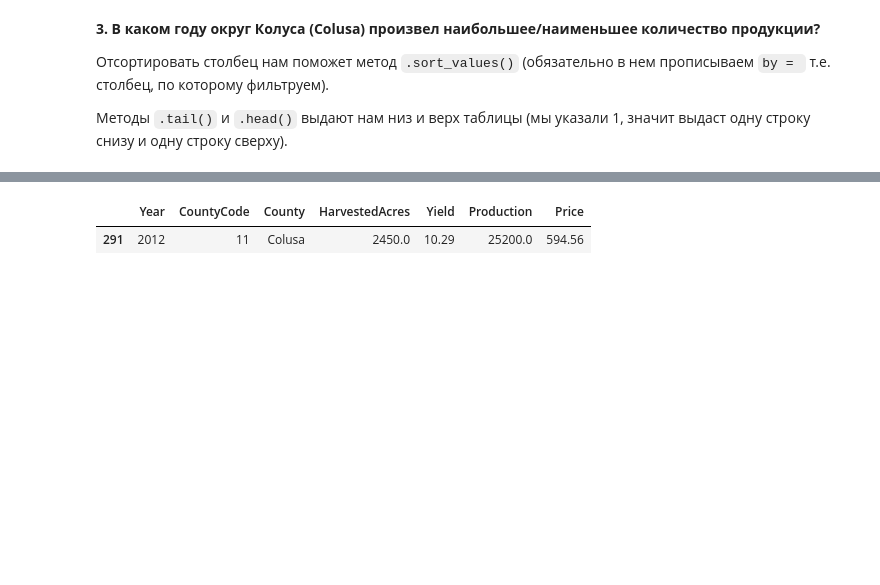
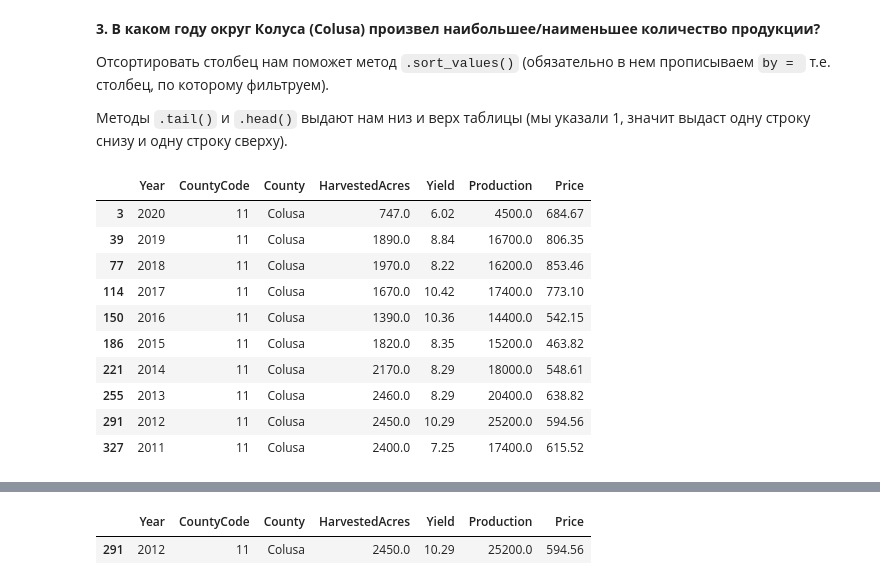
Before and after one commit to Arsenchius/hse_python_course, a Jupyter notebook: sems/sem07/Files_pandas.ipynb, the cells around one changed output, grey strips where cells are left out. Cells and saved outputs as stored; diff of their text form; code cells hidden in the pictures; blank space fills up the shorter version.

```diff
--- a/sems/sem07/Files_pandas.ipynb
+++ b/sems/sem07/Files_pandas.ipynb
@@ -292,3 +354,17 @@ data[((data['Year'] == 2000) | (data['Year'] == 2020)) & (data['County'] == 'Cal
 Отсортировать столбец нам поможет метод `.sort_values()` (обязательно в нем прописываем `by = ` т.е. столбец, по которому фильтруем).
 
 Методы `.tail()` и `.head()` выдают нам низ и верх таблицы (мы указали 1, значит выдаст одну строку снизу и одну строку сверху).
+# %%
+data[data['County'] == 'Colusa']
+# %% [output]
+|  | Year | CountyCode | County | HarvestedAcres | Yield | Production | Price |
+| 3 | 2020 | 11 | Colusa | 747.0 | 6.02 | 4500.0 | 684.67 |
+| 39 | 2019 | 11 | Colusa | 1890.0 | 8.84 | 16700.0 | 806.35 |
+| 77 | 2018 | 11 | Colusa | 1970.0 | 8.22 | 16200.0 | 853.46 |
+| 114 | 2017 | 11 | Colusa | 1670.0 | 10.42 | 17400.0 | 773.10 |
+| 150 | 2016 | 11 | Colusa | 1390.0 | 10.36 | 14400.0 | 542.15 |
+| 186 | 2015 | 11 | Colusa | 1820.0 | 8.35 | 15200.0 | 463.82 |
+| 221 | 2014 | 11 | Colusa | 2170.0 | 8.29 | 18000.0 | 548.61 |
+| 255 | 2013 | 11 | Colusa | 2460.0 | 8.29 | 20400.0 | 638.82 |
+| 291 | 2012 | 11 | Colusa | 2450.0 | 10.29 | 25200.0 | 594.56 |
+| 327 | 2011 | 11 | Colusa | 2400.0 | 7.25 | 17400.0 | 615.52 |
```
Also changed, not shown: parts of 9 cells of this notebook, 4 other files.
